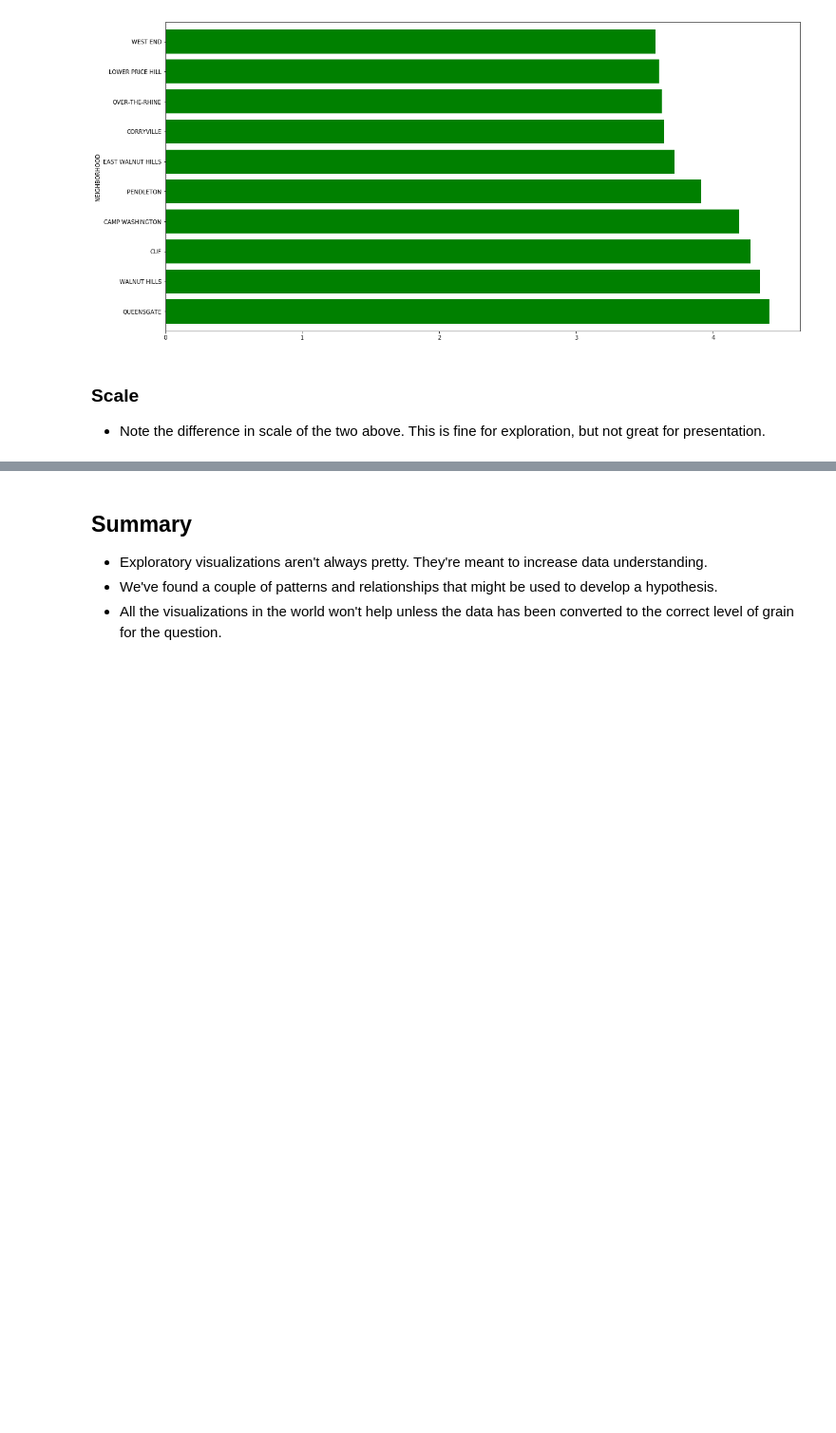
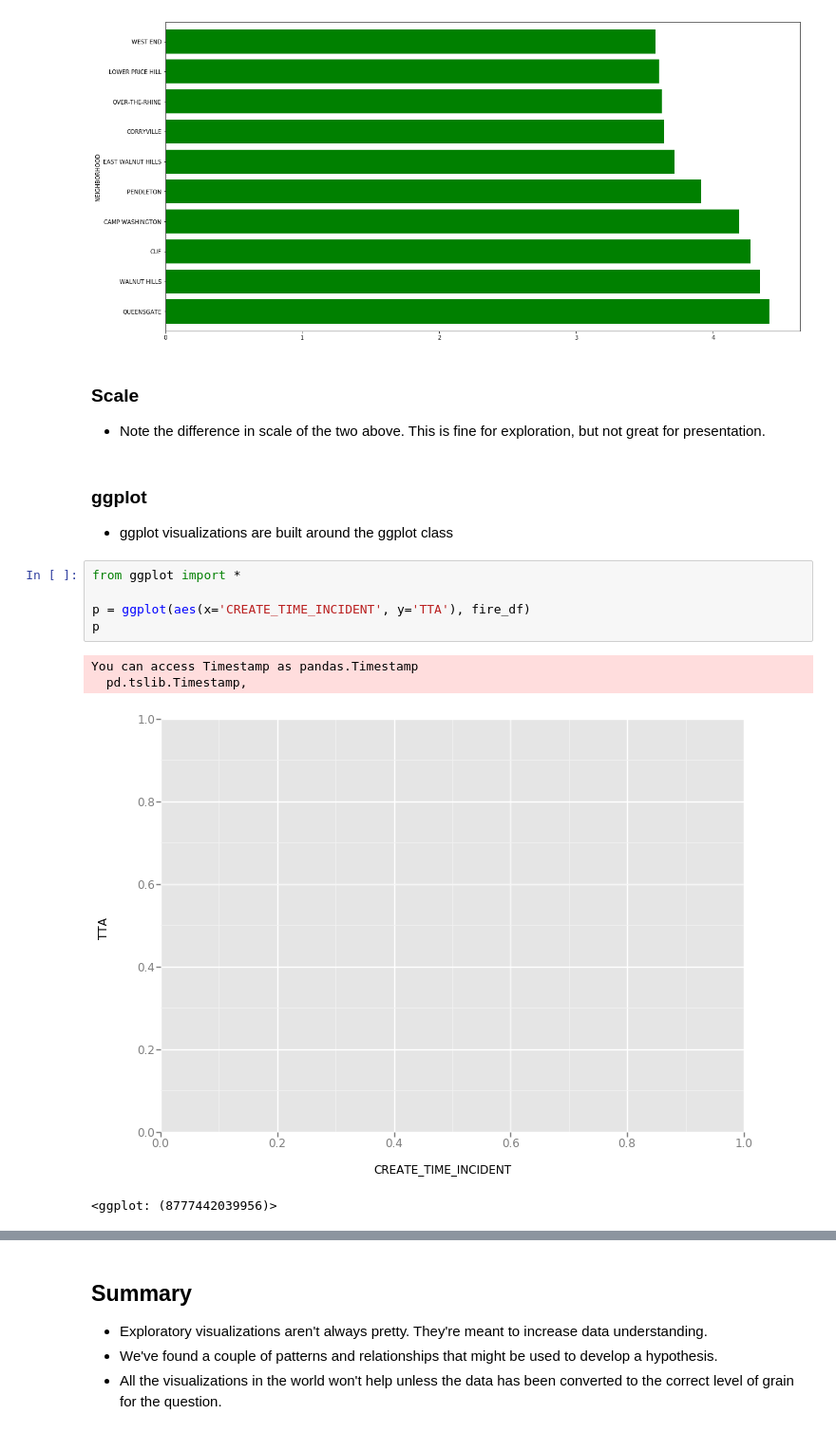
Before and after one commit to billmcmillin/dcs2, a Jupyter notebook: Data_Visualization_Python_Workshop.ipynb, the cells around one changed output, grey strips where cells are left out. Shown at 95% size. Saved outputs shown, nothing was run; the diff lists cells and outputs as text; blank space fills up the shorter version.

Commit message:
add ggplot

```diff
--- a/Data_Visualization_Python_Workshop.ipynb
+++ b/Data_Visualization_Python_Workshop.ipynb
@@ -178,3 +178,16 @@ sorted_resp_times[-10:].plot.barh(width=0.8, color="green")
 # %% [markdown]
 ### Scale
 * Note the difference in scale of the two above. This is fine for exploration, but not great for presentation.
+# %% [markdown]
+### ggplot
+* ggplot visualizations are built around the ggplot class
+# %%
+from ggplot import *
+
+p = ggplot(aes(x='CREATE_TIME_INCIDENT', y='TTA'), fire_df)
+p
+# %% [output]
+You can access Timestamp as pandas.Timestamp
+  pd.tslib.Timestamp,
+[figure, added]
+<ggplot: (8777442039956)>
```
Also changed, not shown: parts of 6 cells of this notebook.
